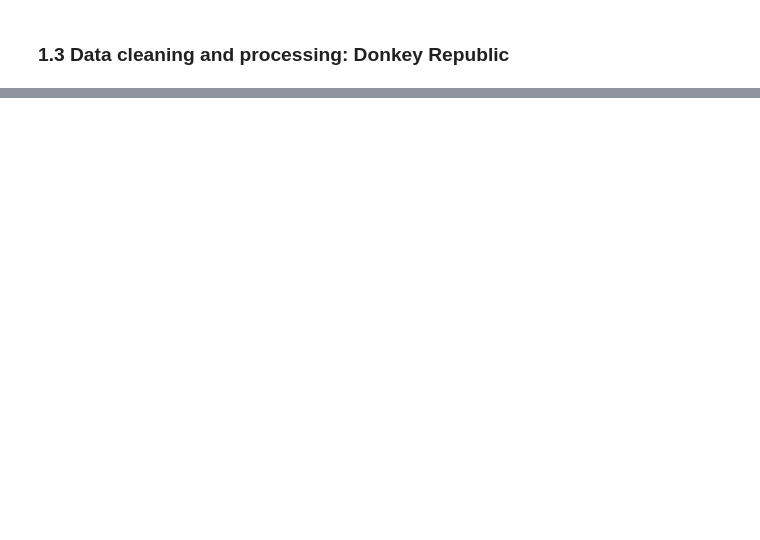
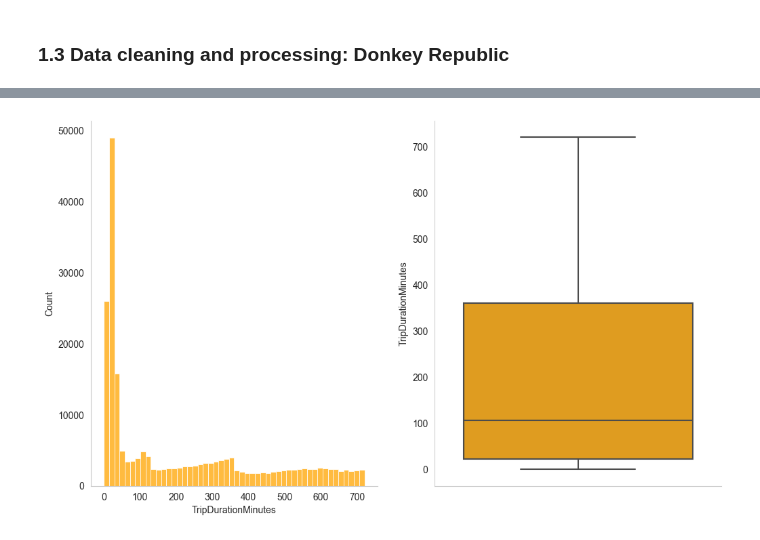
Before and after one commit to mihainipomici/multimodal_public_transport_copenhagen, a Jupyter notebook: notebooks/EDA_final.ipynb, the cells around one changed output, grey strips where cells are left out. Drawn from its saved outputs; the diff is of its cells as text; code cells hidden in the pictures; blank space fills up the shorter version.

```diff
--- a/notebooks/EDA_final.ipynb
+++ b/notebooks/EDA_final.ipynb
@@ -648,0 +973,14 @@ gm_original.describe().T.style.format("{:.2f}")
+# %%
+# (dr_processing[dr_processing['TripDurationMinutes']<720].shape[0]/dr_processing.shape[0])*100
+fig, (ax1, ax2) = plt.subplots(1, 2, figsize=(12, 7))
+sns.histplot(data=dr_processing[dr_processing['TripDurationMinutes']<720], x='TripDurationMinutes', bins=50, color='orange', ax=ax1)
+sns.boxplot(data=dr_processing[dr_processing['TripDurationMinutes']<720], y='TripDurationMinutes',color='orange', ax=ax2)
+ax1.grid(False)
+ax2.grid(False)
+sns.set_style('whitegrid')
+sns.despine()
+plt.grid(False)
+# plt.title('Trip Duration Minutes')
+plt.show()
+# %% [output]
+[figure, added]
```
Also changed, not shown: parts of 58 cells of this notebook.
